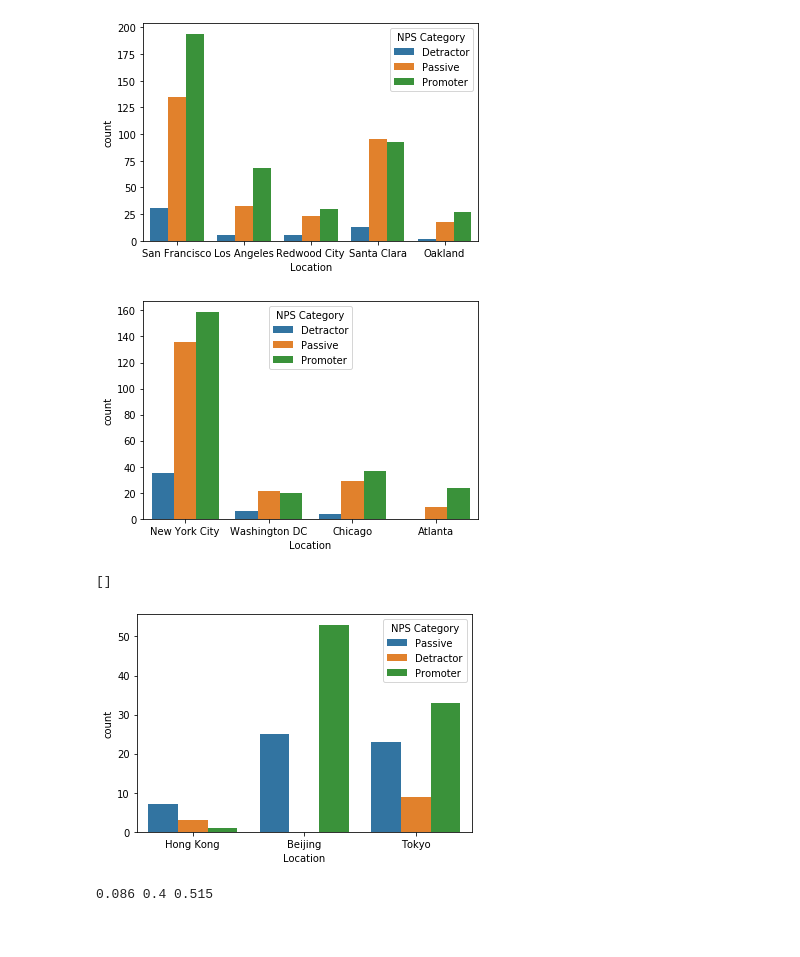
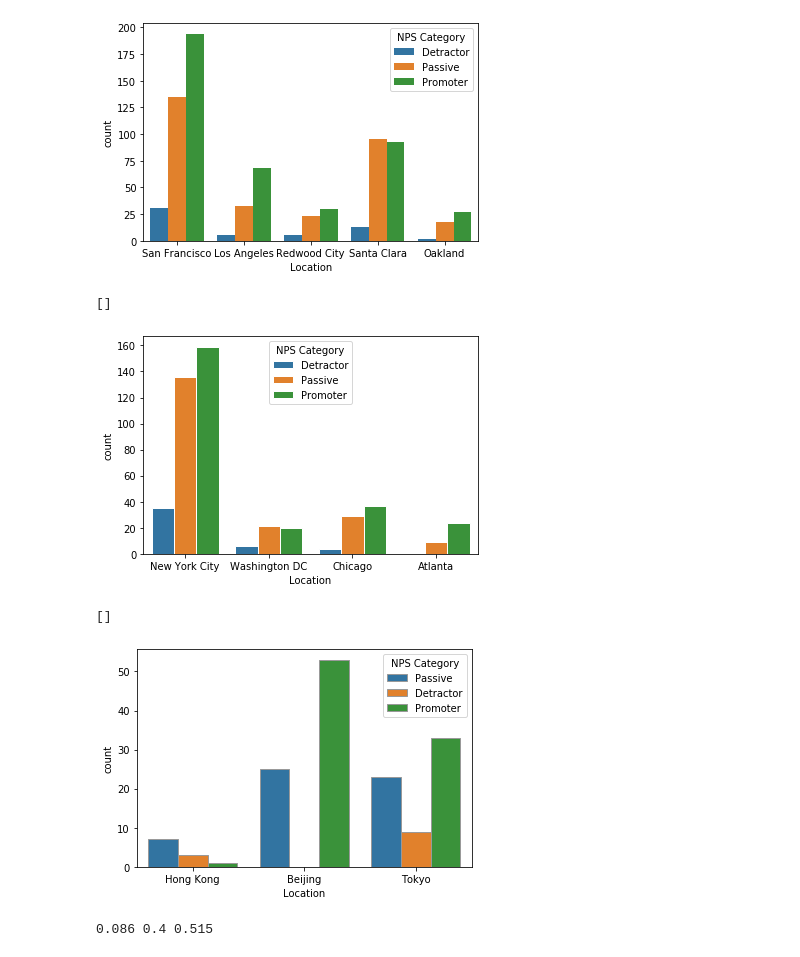
Before and after one commit to SamuelFolledo/DS1.1-Data-Analysis-And-Visualization, a Jupyter notebook: Midterm_Project/Midterm Project.ipynb, the cells around one changed output. Drawn from its saved outputs; the diff is of its cells as text; code cells hidden in the pictures.

```diff
--- a/Midterm_Project/Midterm Project.ipynb
+++ b/Midterm_Project/Midterm Project.ipynb
@@ -445,17 +392,18 @@ sns.countplot(x='Location', hue="NPS Category", data=df[df['Location'].isin(['Sa
 # for location in ca_location["Location"].dropna().unique():
 #     graph_conditional_prob(ca_location, "Location", location, "NPS Category")
 # %%
-out_of_state_plot = sns.countplot(x='Location', hue="NPS Category", data=df[df['Location'].isin(['New York City', 'Chicago', 'Washington DC', 'Atlanta'])])
+out_of_state_plot = sns.countplot(x='Location', hue="NPS Category", edgecolor="1", data=df[df['Location'].isin(['New York City', 'Chicago', 'Washington DC', 'Atlanta'])])
 out_of_state_plot.set()
 # %% [output]
+[]
-[figure, old version]
+[figure, new version]
 # %%
 df['Location'].value_counts()
-diff_country_plot = sns.countplot(x='Location', hue="NPS Category", data=df[df['Location'].isin(['Hong Kong', 'Beijing', 'Tokyo',])])
+diff_country_plot = sns.countplot(x='Location', edgecolor=".6", hue="NPS Category", data=df[df['Location'].isin(['Hong Kong', 'Beijing', 'Tokyo',])])
 diff_country_plot.set()
 # %% [output]
 []
-[figure, old version]
+[figure, new version]
 # %%
 df = pd.read_csv(FILEPATH, na_values = ['#ERROR!', "nan"])
 def get_nps_category(rating):
```
Also changed, not shown: parts of 5 cells of this notebook.
